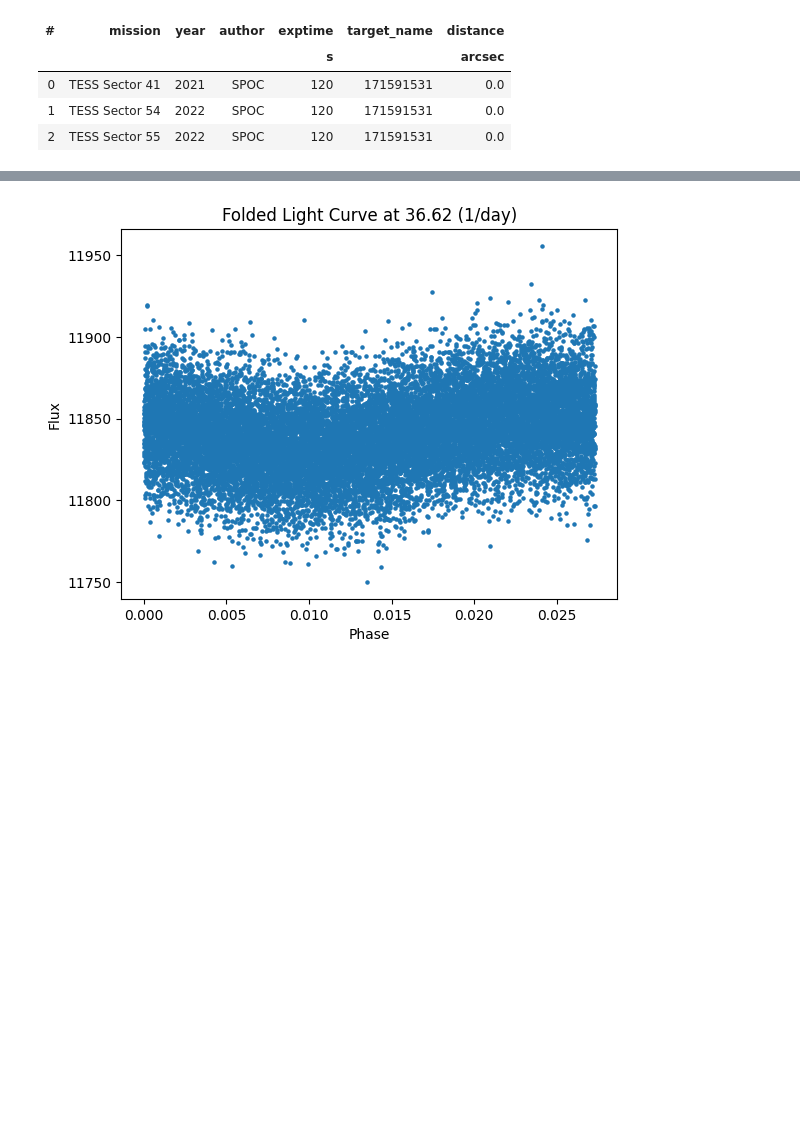
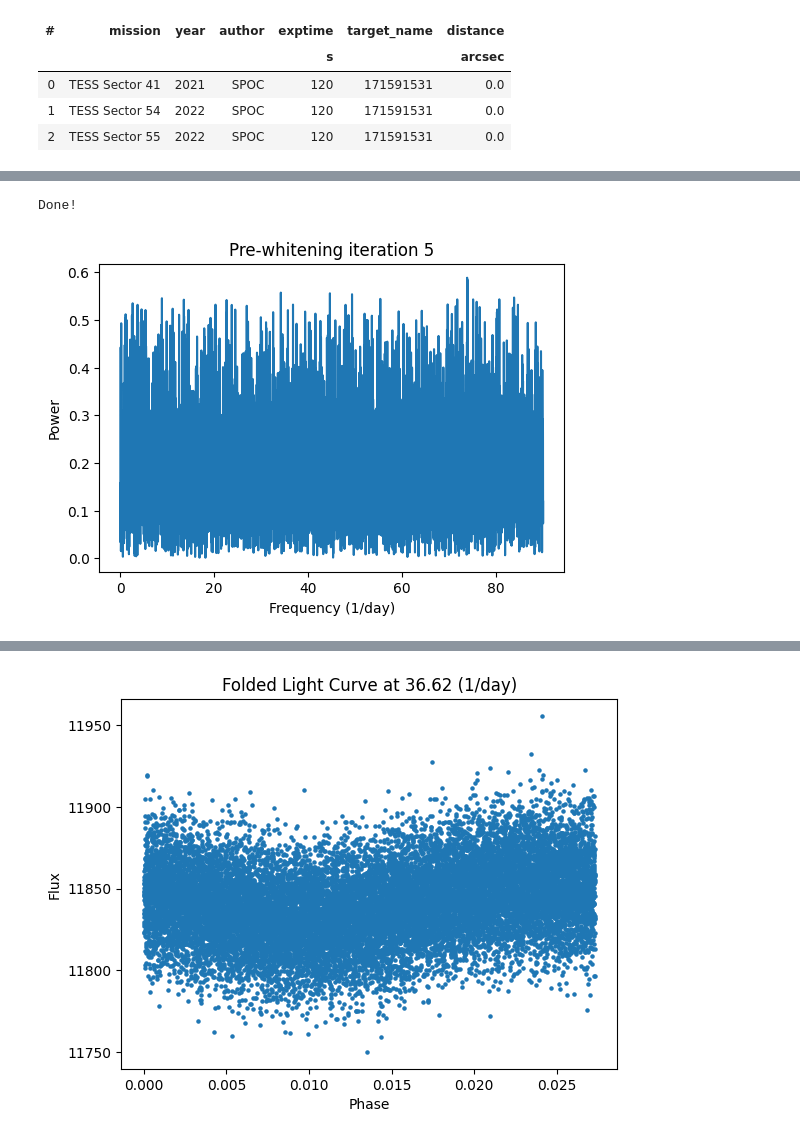
Before and after one commit to gautam-404/PreWhitener, a Jupyter notebook: peaks.ipynb, the cells around one changed output, grey strips where cells are left out. Drawn from its saved outputs; the diff is of its cells as text; code cells hidden in the pictures; blank space fills up the shorter version.

```diff
--- a/peaks.ipynb
+++ b/peaks.ipynb
@@ -129,3 +126,78 @@ Done!
+# %%
+# Define a sinusoidal function to fit the peaks
+def sinusoidal_model(t, A, omega, phi, C):
+    return A * np.sin(omega * t + phi) + C
+
+def prewhiten(time, flux, max_iterations=5, fmin=None, fmax=90, nyq_mult=1, oversample_factor=5):
+    flux_i = flux.copy()
+    freqs, amps = amp_spectrum(t=time, y=flux_i, fmin=fmin, fmax=fmax, nyq_mult=nyq_mult, oversample_factor=oversample_factor)
+    freqs_i = freqs.copy()
+    amps_i = amps.copy()
+    peaks = np.array([], dtype=int)
+
+    fig, ax = plt.subplots(1, 1, figsize=(6, 4))
+    peak_freqs = np.array([])
+    peak_amps = np.array([])
+    for n in range(max_iterations):
+        freqs_i, amps_i = amp_spectrum(t=time, y=flux_i, fmin=None, fmax=90, nyq_mult=1., oversample_factor=5)
+
+        # Find peaks in the periodogram
+        peaks_tmp = find_peaks(amps_i)[0]
+        peaks_widths_i = sp.signal.peak_widths(amps_i, peaks=peaks_tmp)[0]
+        width = np.mean(peaks_widths_i)
+        # width = [np.median(peaks_widths_i)-3*np.std(peaks_widths_i), np.median(peaks_widths_i)+3*np.std(peaks_widths_i)]
+        # distance = width/(np.median(np.diff(freqs_i))-10*np.std(np.diff(freqs_i)))
+        prominence = np.median(sp.signal.peak_prominences(amps_i, peaks=peaks_tmp)[0])
+
+        # peaks_i, _ = find_peaks(amps_i, height=np.median(amps_i)+3*np.std(amps_i), width=width, prominence=prominence, distance=distance)
+        peaks_i = find_peaks(amps_i, height=np.median(amps_i)+3*np.std(amps_i), width=width, prominence=prominence)[0]
+        peaks = np.append(peaks, peaks_i)
+
+        peak_freqs_i = []
+        peak_amps_i = []
+        for i, freq in enumerate(freqs_i[peaks_i]):
+            omega = 2 * np.pi * freq
+            p0 = [amps_i[peaks_i][i], omega, 0, 0.5]
+            params, pcov = curve_fit(sinusoidal_model, time, flux_i, p0=p0)
+
+            peak_freqs_i.append(params[1]/(2*np.pi))
+            # peak_freqs_i.append(freq)
+            peak_amps_i.append(amps_i[peaks_i][i])
+
+            # # Subtract the fitted sinusoid from the original signal
+            flux_i -= sinusoidal_model(time, *params)
+            freqs_i, amps_i = amp_spectrum(t=time, y=flux_i, fmin=fmin, fmax=fmax, nyq_mult=nyq_mult, oversample_factor=oversample_factor)
+
+            # Plot the periodogram and the folded light curve
+            ax.cla()
+            ax.plot(freqs_i, amps_i)
+            ax.set_title(f"Pre-whitening iteration {n+1}")
+            ax.set_xlabel("Frequency (1/day)")
+            ax.set_ylabel("Power")
+            # ax.set_ylim(0, max(amps))
+            display.display(pl.gcf())
+            display.clear_output(wait=True)
+        peak_freqs = np.append(peak_freqs, peak_freqs_i)
+        peak_amps = np.append(peak_amps, peak_amps_i)
+
+    # # Harmonic ratio checking
+    tolerance = 0.01
+    harmonics_idx = []
+    for i in range(len(peak_freqs)):
+        for j in range(i+1, len(peak_freqs)):
+            ratio = peak_freqs[j]/peak_freqs[i]
+            if np.abs(ratio - round(ratio)) < tolerance:
+                harmonics_idx.append(j)
+    peak_freqs = np.delete(peak_freqs, harmonics_idx)
+    peak_amps = np.delete(peak_amps, harmonics_idx)
+
+    print('Done!')
+    return peaks, peak_freqs, peak_amps, freqs, amps
+
+peaks, peak_freqs, peak_amps, freqs, amps = prewhiten(time, flux, max_iterations=5)
+# %% [output]
+Done!
+[figure, added]
 # %%
 # Plot the final periodogram after pre-whitening
 plt.figure()
```
Also changed, not shown: parts of 3 cells of this notebook.
